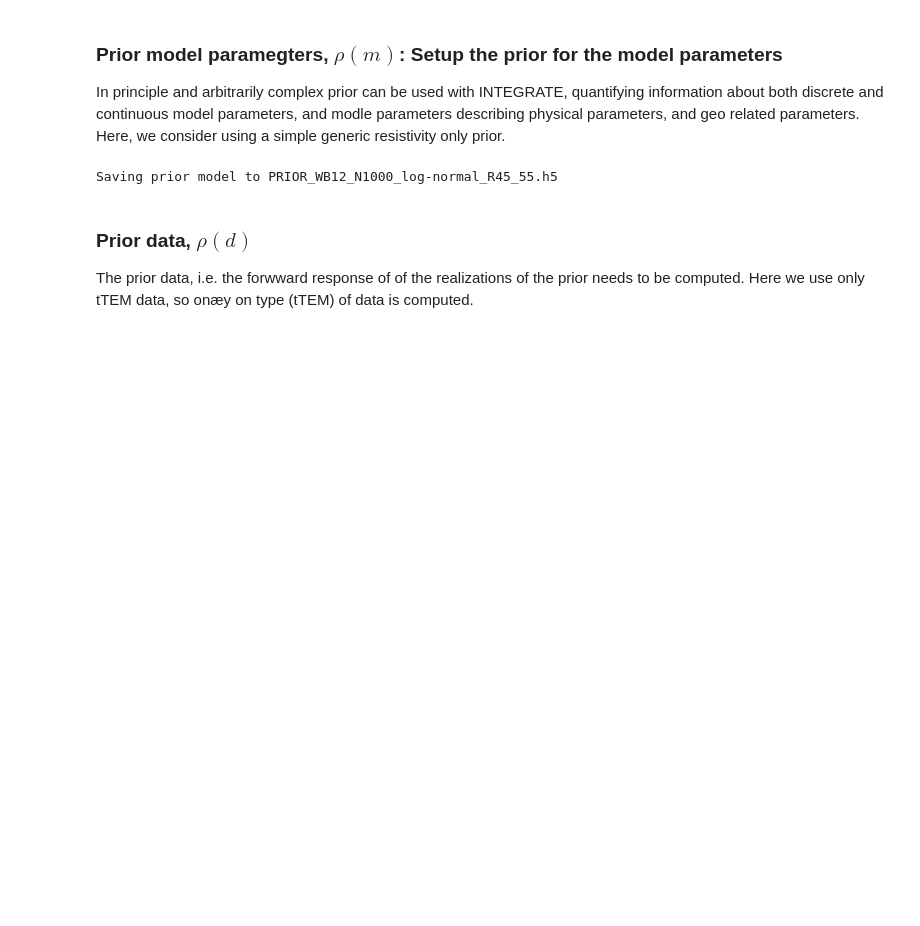
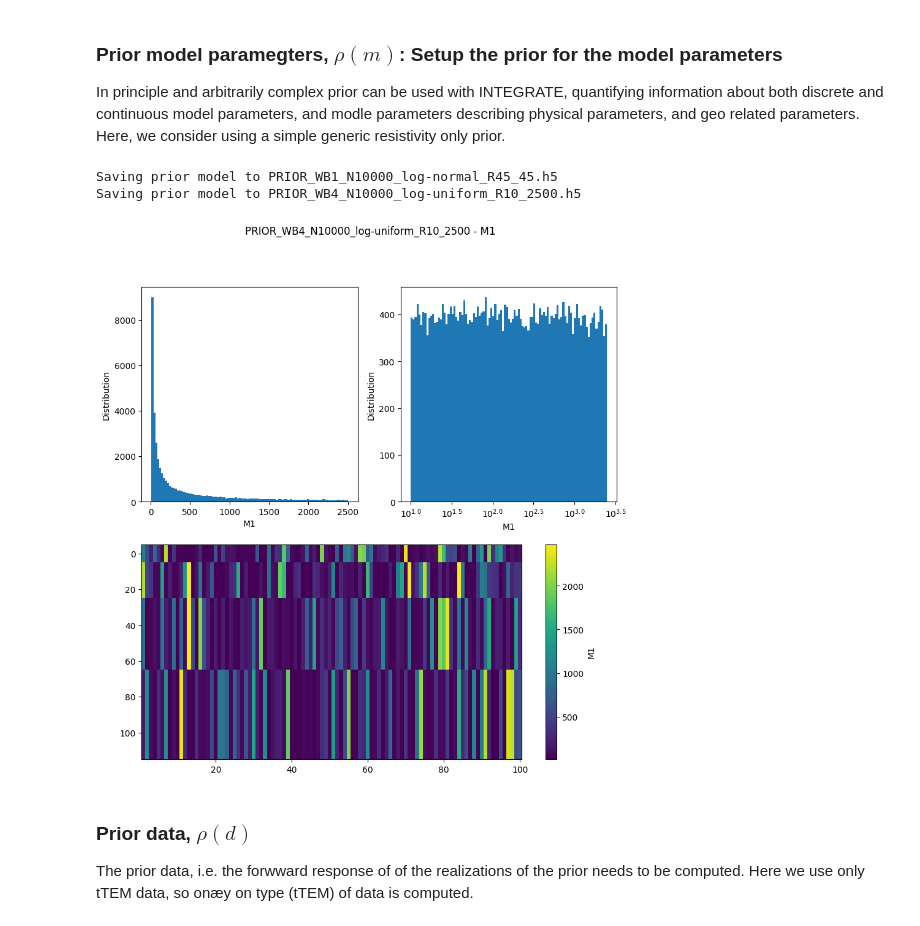
Before and after one commit to cultpenguin/integrate_module, a Jupyter notebook: examples/integrate_case_simpleprior.ipynb, the cells around one changed output. Cells and saved outputs as stored; diff of their text form; code cells hidden in the pictures; blank space fills up the shorter version.

```diff
--- a/examples/integrate_case_simpleprior.ipynb
+++ b/examples/integrate_case_simpleprior.ipynb
@@ -72,26 +73,48 @@ In principle and arbitrarily complex prior can be used with INTEGRATE, quantifyi
 Here, we consider using a simple generic resistivity only prior.
 # %%
 # A1. CONSTRUCT PRIOR MODEL OR USE EXISTING
-N=1000
-RHO_min = 1
-RHO_max = 1500
-z_max = 50
+N=10000
+RHO_min = 10
+RHO_max = 2500
+RHO_dist='log-uniform'
+NLAY_min=4
+NLAY_max=4
+z_max = 90
 
 useP=2
 if useP==1:
     ## Layered model
-    #f_prior_h5 = ig.prior_model_layered(N=N,lay_dist='chi2', NLAY_deg=5, z_max = z_max, rho_dist='log-uniform', RHO_min=RHO_min, RHO_max=RHO_max)
-    #f_prior_h5 = ig.prior_model_layered(N=N,lay_dist='uniform', z_max = z_max, NLAY_min=1, NLAY_max=3, rho_dist='log-uniform', RHO_min=RHO_min, RHO_max=RHO_max)
-    f_prior_h5 = ig.prior_model_layered(N=N,lay_dist='uniform', z_max = z_max, NLAY_min=1, NLAY_max=8, rho_dist='log-uniform', RHO_min=RHO_min, RHO_max=RHO_max)
+    #f_prior_h5 = ig.prior_model_layered(N=N,lay_dist='chi2', NLAY_deg=5, z_max = z_max, RHO_dist='log-uniform', RHO_min=RHO_min, RHO_max=RHO_max)
+    #f_prior_h5 = ig.prior_model_layered(N=N,lay_dist='uniform', z_max = z_max, NLAY_min=1, NLAY_max=3, RHO_dist='log-uniform', RHO_min=RHO_min, RHO_max=RHO_max)
+    f_prior_h5 = ig.prior_model_layered(N=N,lay_dist='uniform',
+                                        z_max = z_max,
+                                        NLAY_min=NLAY_min,
+                                        NLAY_max=NLAY_max,
+                                        RHO_dist=RHO_dist,
+                                        RHO_min=RHO_min,
+                                        RHO_max=RHO_max)
 elif useP==2:
     ## N layer model with increasing thickness
-    #f_prior_h5 = ig.prior_model_workbench(N=N, z2 = 30, nlayers=20, rho_min = RHO_min, rho_max = RHO_max)
-    #f_prior_h5 = ig.prior_model_workbench(N=N, z2 = 30, nlayers=5, rho_dist='log-uniform', rho_min = RHO_min, rho_max = RHO_max)
-    f_prior_h5 = ig.prior_model_workbench(N=N, rho_mean=45, rho_std=55, rho_dist='log-normal', z2 = 30, nlayers=12, rho_min = RHO_min, rho_max = RHO_max)
+    f_prior_h5 = ig.prior_model_workbench(N=N,
+                                          RHO_mean=45,
+                                          RHO_std=45,
+                                          RHO_dist='log-normal',
+                                          z_max = z_max,
+                                          nlayers=1,
+                                          RHO_min = RHO_min,
+                                          RHO_max = RHO_max)
+    #f_prior_h5 = ig.prior_model_workbench(N=N, z_max= 30, nlayers=20, RHO_min = RHO_min, RHO_max = RHO_max)
+    f_prior_h5 = ig.prior_model_workbench(N=N, z_max = z_max, nlayers=NLAY_max, RHO_dist=RHO_dist, RHO_min = RHO_min, RHO_max = RHO_max)
+
 else:
     f_prior_h5 = 'existing_prior.h5'
 # %% [output]
-Saving prior model to PRIOR_WB12_N1000_log-normal_R45_55.h5
+Saving prior model to PRIOR_WB1_N10000_log-normal_R45_45.h5
+Saving prior model to PRIOR_WB4_N10000_log-uniform_R10_2500.h5
+# %%
+ig.plot_prior_stats(f_prior_h5)
+# %% [output]
+[figure, added]
 # %% [markdown]
 ### Prior data, $\rho(d)$
 The prior data, i.e. the forwward response of of the realizations of the prior needs to be computed. Here we use only tTEM data, so onæy on type (tTEM) of data is computed.
```
Also changed, not shown: parts of 11 cells of this notebook, 1 other file.
